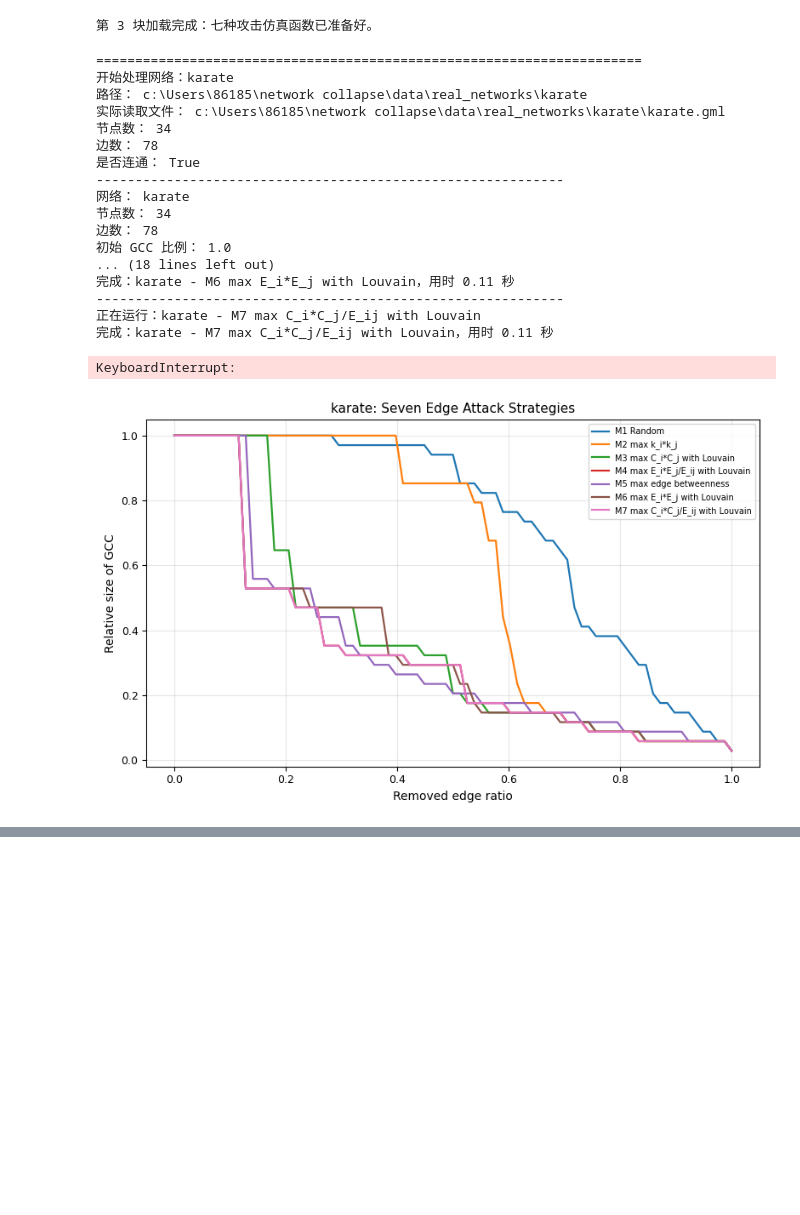
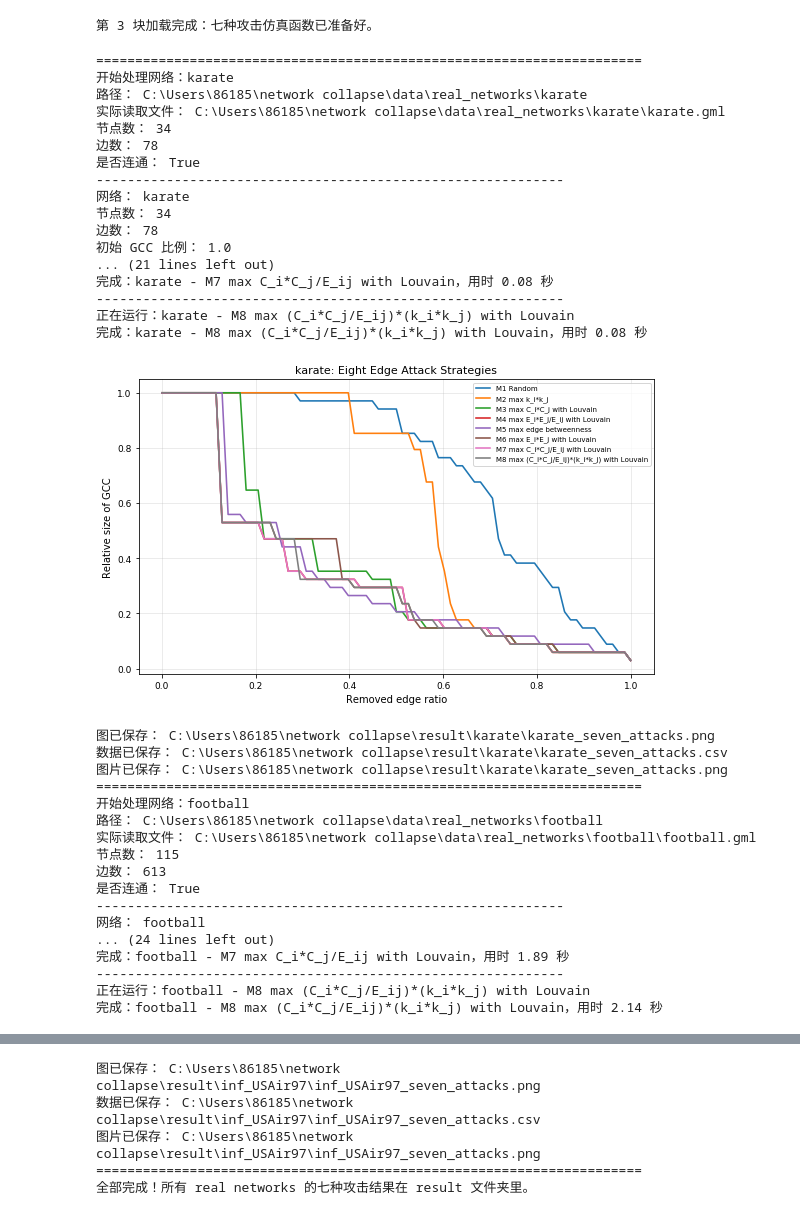
Before and after one commit to lizihanFly/network-dismantling, a Jupyter notebook: attack_compare_codex_edit.ipynb, the cells around one changed output, grey strips where cells are left out. Cells and saved outputs as stored; diff of their text form; code cells hidden in the pictures; blank space fills up the shorter version.

Commit message:
Add M8 community bridge degree attack

```diff
--- a/attack_compare_codex_edit.ipynb
+++ b/attack_compare_codex_edit.ipynb
@@ -402,6 +402,9 @@ def choose_community_edge(G, mode, seed=SEED):
 
     4. community_size_div_inter
        M7: max C_i * C_j / E_ij
+
+    5. community_bridge_degree
+       M8: max (C_i * C_j / E_ij) * (k_u * k_v)
     """
     H = largest_cc_subgraph(G)
 
@@ -474,6 +477,12 @@ def choose_community_edge(G, mode, seed=SEED):
             # M7: C_i * C_j / E_ij，优先删除大社区之间较稀缺的跨社区边。
             score = (ci * cj) / eij if eij != 0 else 0
 
+        elif mode == "community_bridge_degree":
+            # M8: (C_i * C_j / E_ij) * (k_u * k_v)。
+            # 前半部分衡量两个社区之间的桥接稀缺性，后半部分强调这条边两端节点的局部连接能力。
+            community_bridge_score = (ci * cj) / eij if eij != 0 else 0
+            score = community_bridge_score * deg[u] * deg[v]
+
         else:
             raise ValueError(f"未知 mode: {mode}")
 
@@ -503,6 +512,7 @@ METHODS = [
     ("M5 max edge betweenness", "edge_betweenness"),
     ("M6 max E_i*E_j with Louvain", "community_internal_product"),
     ("M7 max C_i*C_j/E_ij with Louvain", "community_size_div_inter"),
+    ("M8 max (C_i*C_j/E_ij)*(k_i*k_j) with Louvain", "community_bridge_degree"),
 ]
 
 
@@ -589,6 +599,13 @@ def simulate_attack(G0, method_key, method_label, seed=SEED, max_remove_frac=MAX
                 seed=seed
             )
 
+        elif method_key == "community_bridge_degree":
+            edge_to_remove = choose_community_edge(
+                G,
+                mode="community_bridge_degree",
+                seed=seed
+            )
+
         else:
             raise ValueError(f"未知攻击模式: {method_key}")
 
@@ -721,7 +738,7 @@ def run_one_dataset(name, path):
 
     plot_attack_results(
         all_records,
-        title=f"{name}: Seven Edge Attack Strategies",
+        title=f"{name}: Eight Edge Attack Strategies",
         fig_path=fig_path
     )
 
@@ -731,38 +748,54 @@ def run_one_dataset(name, path):
     return all_records
 
 
 # 默认跑全部真实网络：会依次生成每个网络的七种攻击 CSV 和 PNG。
 RUN_DATASETS = list(DATASETS.keys())
 
 # 如果只想先测试一个网络，就把 RUN_DATASETS 改成下面这种列表形式，能明显缩短运行时间。
 # RUN_DATASETS = ["karate"]
 # RUN_DATASETS = ["ca_netscience"]
 
 all_results = {}
 
 for name in RUN_DATASETS:
     path = DATASETS[name]
     all_results[name] = run_one_dataset(name, path)
 
 print("=" * 70)
 print("全部完成！所有 real networks 的七种攻击结果在 result 文件夹里。")
 # %% [output]
 ======================================================================
 开始处理网络：karate
-路径： c:\Users\86185\network collapse\data\real_networks\karate
-实际读取文件： c:\Users\86185\network collapse\data\real_networks\karate\karate.gml
+路径： C:\Users\86185\network collapse\data\real_networks\karate
+实际读取文件： C:\Users\86185\network collapse\data\real_networks\karate\karate.gml
 节点数： 34
 边数： 78
 是否连通： True
 ------------------------------------------------------------
 网络： karate
 节点数： 34
 边数： 78
 初始 GCC 比例： 1.0
-... (18 lines left out)
-完成：karate - M6 max E_i*E_j with Louvain，用时 0.11 秒
+... (21 lines left out)
+完成：karate - M7 max C_i*C_j/E_ij with Louvain，用时 0.08 秒
 ------------------------------------------------------------
-正在运行：karate - M7 max C_i*C_j/E_ij with Louvain
-完成：karate - M7 max C_i*C_j/E_ij with Louvain，用时 0.11 秒
+正在运行：karate - M8 max (C_i*C_j/E_ij)*(k_i*k_j) with Louvain
+完成：karate - M8 max (C_i*C_j/E_ij)*(k_i*k_j) with Louvain，用时 0.08 秒
+[figure, new version]
-KeyboardInterrupt:
+图已保存： C:\Users\86185\network collapse\result\karate\karate_seven_attacks.png
+数据已保存： C:\Users\86185\network collapse\result\karate\karate_seven_attacks.csv
+图片已保存： C:\Users\86185\network collapse\result\karate\karate_seven_attacks.png
+======================================================================
+开始处理网络：football
+路径： C:\Users\86185\network collapse\data\real_networks\football
+实际读取文件： C:\Users\86185\network collapse\data\real_networks\football\football.gml
+节点数： 115
+边数： 613
+是否连通： True
+------------------------------------------------------------
+网络： football
+... (24 lines left out)
+完成：football - M7 max C_i*C_j/E_ij with Louvain，用时 1.89 秒
+------------------------------------------------------------
+正在运行：football - M8 max (C_i*C_j/E_ij)*(k_i*k_j) with Louvain
+完成：football - M8 max (C_i*C_j/E_ij)*(k_i*k_j) with Louvain，用时 2.14 秒
-[figure, old version]
@@ -768,0 +857,5 @@ KeyboardInterrupt:
+图已保存： C:\Users\86185\network collapse\result\inf_USAir97\inf_USAir97_seven_attacks.png
+数据已保存： C:\Users\86185\network collapse\result\inf_USAir97\inf_USAir97_seven_attacks.csv
+图片已保存： C:\Users\86185\network collapse\result\inf_USAir97\inf_USAir97_seven_attacks.png
+======================================================================
+全部完成！所有 real networks 的七种攻击结果在 result 文件夹里。
```
Also changed, not shown: parts of 2 cells of this notebook, 10 other files.
